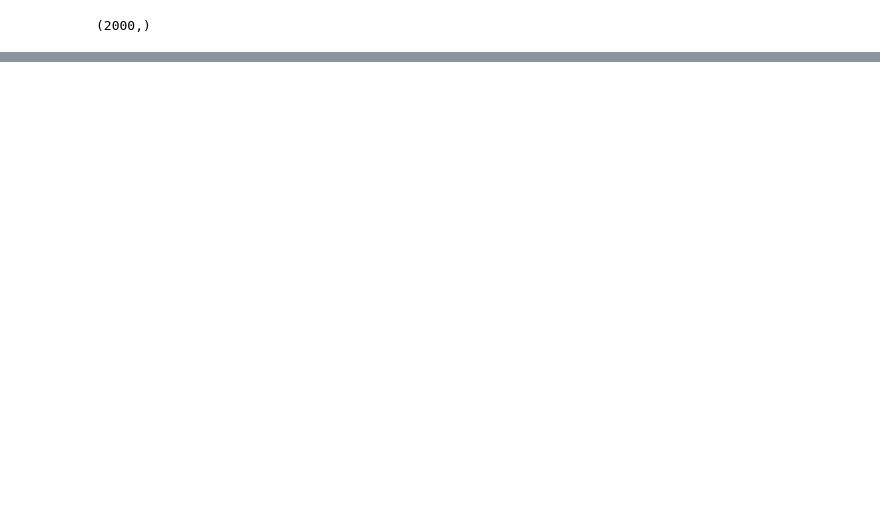
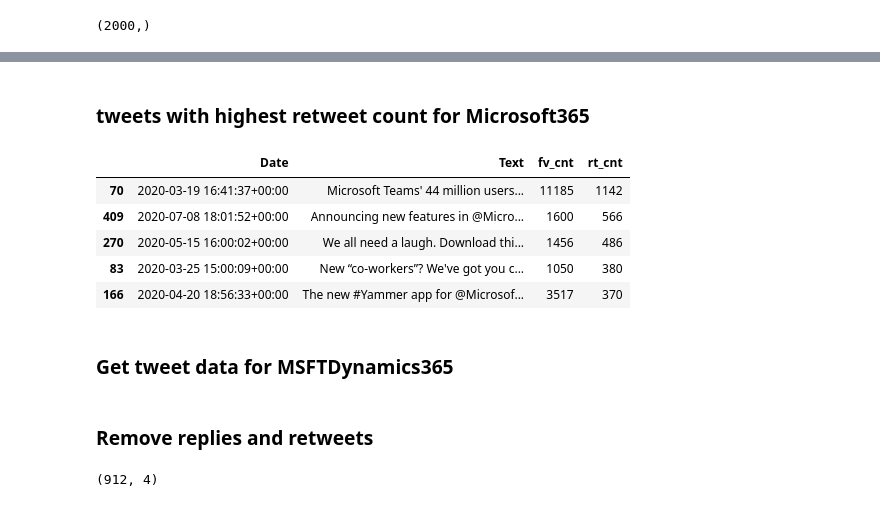
Before and after one commit to hadi-android/twitter_analytics, a Jupyter notebook: twitter_analyzer.ipynb, the cells around one changed output, grey strips where cells are left out. Cells and saved outputs as stored; diff of their text form; code cells hidden in the pictures; blank space fills up the shorter version.

```diff
--- a/twitter_analyzer.ipynb
+++ b/twitter_analyzer.ipynb
@@ -114,3 +172,17 @@ fig = px.line(df_monthly, x="Date", y="rt_cnt", title='Average Retweet Count')
 fig.show()
 # %% [output]
 [interactive output not drawn]
+# %% [markdown]
+<h3> tweets with highest retweet count for Microsoft365
+# %%
+top_rt = df.sort_values('rt_cnt', ascending=False)
+top_rt.head()
+# %% [output]
+|  | Date | Text | fv_cnt | rt_cnt |
+| 70 | 2020-03-19 16:41:37+00:00 | Microsoft Teams' 44 million users... | 11185 | 1142 |
+| 409 | 2020-07-08 18:01:52+00:00 | Announcing new features in @Micro... | 1600 | 566 |
+| 270 | 2020-05-15 16:00:02+00:00 | We all need a laugh. Download thi... | 1456 | 486 |
+| 83 | 2020-03-25 15:00:09+00:00 | New “co-workers”? We've got you c... | 1050 | 380 |
+| 166 | 2020-04-20 18:56:33+00:00 | The new #Yammer app for @Microsof... | 3517 | 370 |
+# %% [markdown]
+<H3> Get tweet data for MSFTDynamics365
@@ -116,0 +195,11 @@ fig.show()
+# %% [markdown]
+<h3> Remove replies and retweets
+# %%
+retweet = [t for t in df.Text if t.lower().startswith("rt @")==True]
+df = df[df.reply.isnull()] #remove replies
+df = df[~df.Text.isin(retweet)] #remove retweets
+df.drop('reply', axis=1, inplace=True)
+df = df.sort_values('Date').reset_index(drop=True)
+df.shape
+# %% [output]
+(912, 4)
```
Also changed, not shown: parts of 60 cells of this notebook, 1 other file.
